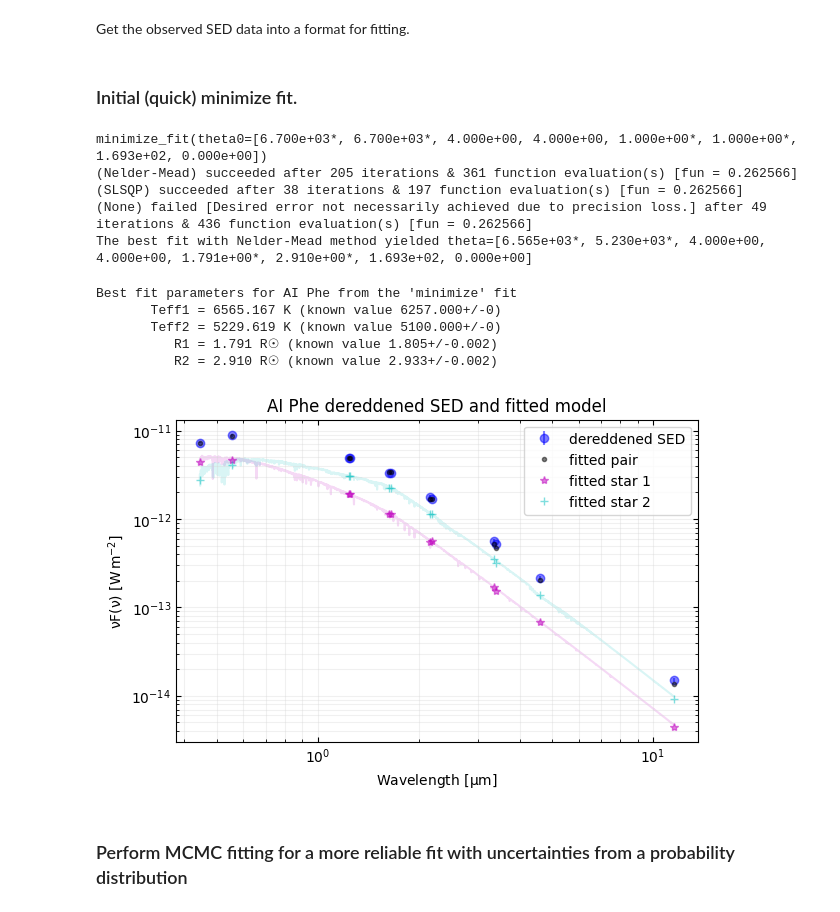
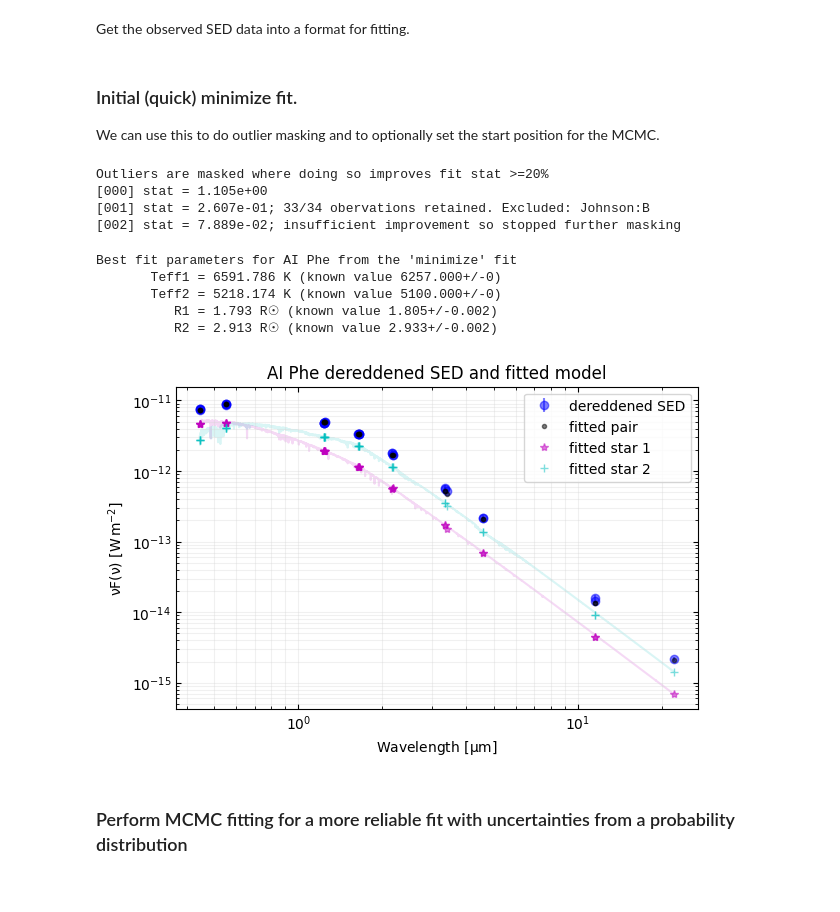
Before and after one commit to SteveOv/sed_fit, a Jupyter notebook: fitting-a-sed-new.ipynb, the cells around one changed output. Saved outputs shown, nothing was run; the diff lists cells and outputs as text; code cells hidden in the pictures.

```diff
--- a/fitting-a-sed-new.ipynb
+++ b/fitting-a-sed-new.ipynb
@@ -124,7 +125,7 @@ SpT: F7V+K0IV
 # %%
 # Let's get the Gaia DR3 data on this here object
 _gaia_dr3_id = target_data["ids"][target_data["ids"]["type"] == "Gaia DR3"]["id"][0]
-if _job := Gaia.launch_job(f"SELECT TOP 1 * FROM gaiadr3.gaia_source WHERE source_id = {_gaia_dr3_id}"):
+if _job := Gaia.launch_job(f"SELECT TOP 1 * FROM gaiadr3.gaia_source_lite WHERE source_id = {_gaia_dr3_id}"):
     _tbl = _job.get_results()
     target_data["parallax_mas"] = ufloat(_tbl["parallax"][0], _tbl["parallax_error"][0])
     target_data["skycoords"] = _coords = SkyCoord(ra=_tbl["ra"][0] * u.deg, dec=_tbl["dec"][0] * u.deg,
@@ -341,39 +331,77 @@ Priors: Teff ratios=0.805+/-0.040, radius ratios=1.625+/-0.081, dist=169.295+/-8
 Get the observed SED data into a format for fitting.
 # %%
 # Prepare the data to be fitted
+retain_mask = np.ones((len(sed)), dtype=bool)
 x = model_grid.get_filter_indices(sed["sed_filter"])
 y = (sed["sed_der_flux"].quantity * sed["sed_freq"].quantity)\
                                     .to(model_grid.flux_unit, equivalencies=u.spectral()).value
 y_err = (sed["sed_eflux"].quantity * sed["sed_freq"].quantity)\
                                     .to(model_grid.flux_unit, equivalencies=u.spectral()).value
-# %% [markdown]
-### Initial (quick) minimize fit.
-# %%
-theta_min, soln = minimize_fit(x, y, y_err=y_err, theta0=theta0, fit_mask=fit_mask,
-                               ln_prior_func=ln_prior_func, stellar_grid=model_grid, verbose=True)
-# %% [output]
-minimize_fit(theta0=[6.700e+03*, 6.700e+03*, 4.000e+00, 4.000e+00, 1.000e+00*, 1.000e+00*, 1.693e+02, 0.000e+00])
-(Nelder-Mead) succeeded after 205 iterations & 361 function evaluation(s) [fun = 0.262566]
-(SLSQP) succeeded after 38 iterations & 197 function evaluation(s) [fun = 0.262566]
-(None) failed [Desired error not necessarily achieved due to precision loss.] after 49 iterations & 436 function evaluation(s) [fun = 0.262566]
-The best fit with Nelder-Mead method yielded theta=[6.565e+03*, 5.230e+03*, 4.000e+00, 4.000e+00, 1.791e+00*, 2.910e+00*, 1.693e+02, 0.000e+00]
+# %% [markdown]
+### Initial (quick) minimize fit.
+We can use this to do outlier masking and to optionally set the start position for the MCMC.
+# %%
+# Minimize fits to do outlier filtering and optionally give a reasonable starting pos for MCMC
+min_to_retain, improve_rate = int(np.ceil(len(sed) * 0.6)), 0.2
+prev_stat, test_mask = np.inf, retain_mask.copy()
+theta_min = None
+print(f"Outliers are masked where doing so improves fit stat >={improve_rate:.0%}")
+for out_ix in range(len(sed)):
+    test_theta_min, result = minimize_fit(x[test_mask],
+                                          y[test_mask],
+                                          y_err[test_mask],
+                                          theta0=theta0,
+                                          fit_mask=fit_mask,
+                                          stellar_grid=model_grid,
+                                          ln_prior_func=ln_prior_func,
+                                          verbose=False)
+
+    if out_ix == 0: # Fallback position
+        theta_min = test_theta_min
+
+    if (num_retained := sum(test_mask)) <= min_to_retain:
+        print(f"[{out_ix:03d}] stopped as {'further' if out_ix else ''} masking",
+                f"will leave the SED rows below the minimum of {min_to_retain}.")
+        break
+
+    stat = result.fun
+    print(f"[{out_ix:03d}] stat = {stat:.3e}", end="; " if out_ix else "\n")
+    if out_ix > 0:
+        if stat > 0.1 and prev_stat - stat > prev_stat * improve_rate:
+            print(f"{sum(test_mask)}/{len(test_mask)} obervations retained.",
+                    "Excluded:", ", ".join(sed['sed_filter'][~test_mask]))
+            theta_min, retain_mask = test_theta_min, test_mask.copy()
+        else:
+            print("insufficient improvement so stopped further masking")
+            break
+
+    # The next test mask is the current mask & farthest outlier from this fit.
+    y_mdl = model_func(test_theta_min, x[test_mask], model_grid, combine=True)
+    max_res_ix = np.argmax(((y_mdl - y[test_mask]) / y_err[test_mask])**2)
+    test_mask[test_mask.nonzero()[0][max_res_ix]] = False
+    prev_stat = stat
+# %% [output]
+Outliers are masked where doing so improves fit stat >=20%
+[000] stat = 1.105e+00
+[001] stat = 2.607e-01; 33/34 obervations retained. Excluded: Johnson:B
+[002] stat = 7.889e-02; insufficient improvement so stopped further masking
 # %%
 print(f"Best fit parameters for {target} from the 'minimize' fit")
 for ix, (l, unit) in enumerate(theta_labels[fit_mask]):
     known_val = ufloat(target_config.get(l, np.NaN), target_config.get(l + "_err", None) or 0)
     print(f"{l:>12s} = {theta_min[fit_mask][ix]:.3f} {unit:unicode} (known value {known_val:.3f})")
 
-fig = plot_fitted_model(sed, theta_min, model_grid,
+fig = plot_fitted_model(sed[retain_mask], theta_min, model_grid,
                         title=f"{target_data['label']} dereddened SED and fitted model")
 plt.show(fig)
 plt.close(fig)
 # %% [output]
 Best fit parameters for AI Phe from the 'minimize' fit
-       Teff1 = 6565.167 K (known value 6257.000+/-0)
-       Teff2 = 5229.619 K (known value 5100.000+/-0)
-          R1 = 1.791 R☉ (known value 1.805+/-0.002)
-          R2 = 2.910 R☉ (known value 2.933+/-0.002)
+       Teff1 = 6591.786 K (known value 6257.000+/-0)
+       Teff2 = 5218.174 K (known value 5100.000+/-0)
+          R1 = 1.793 R☉ (known value 1.805+/-0.002)
+          R2 = 2.913 R☉ (known value 2.933+/-0.002)
-[figure, old version]
+[figure, new version]
 # %% [markdown]
 ### Perform MCMC fitting for a more reliable fit with uncertainties from a probability distribution
 # %%
```
Also changed, not shown: parts of 9 cells of this notebook, 2 other files.
